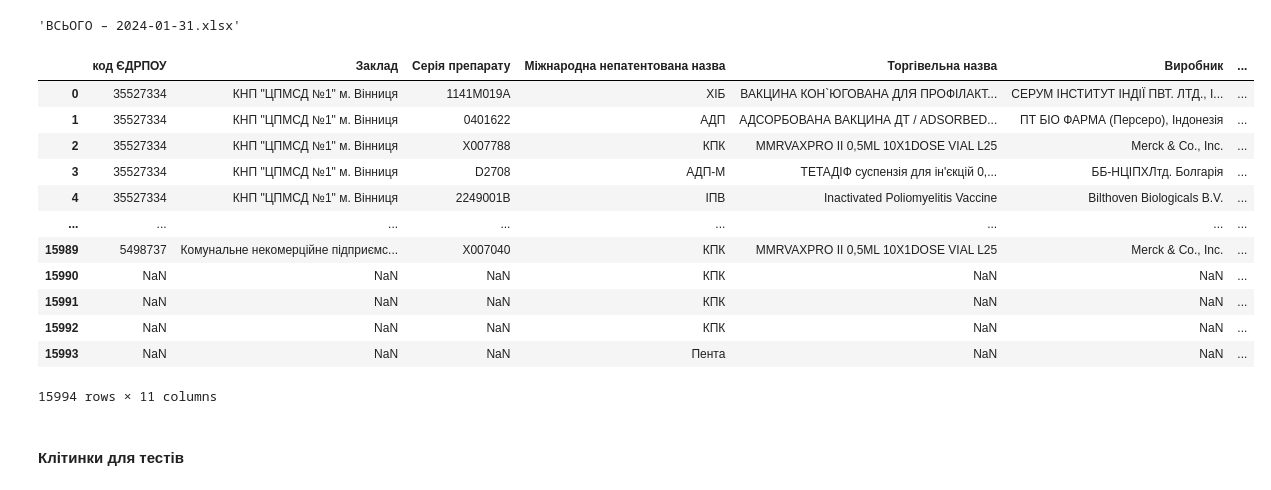
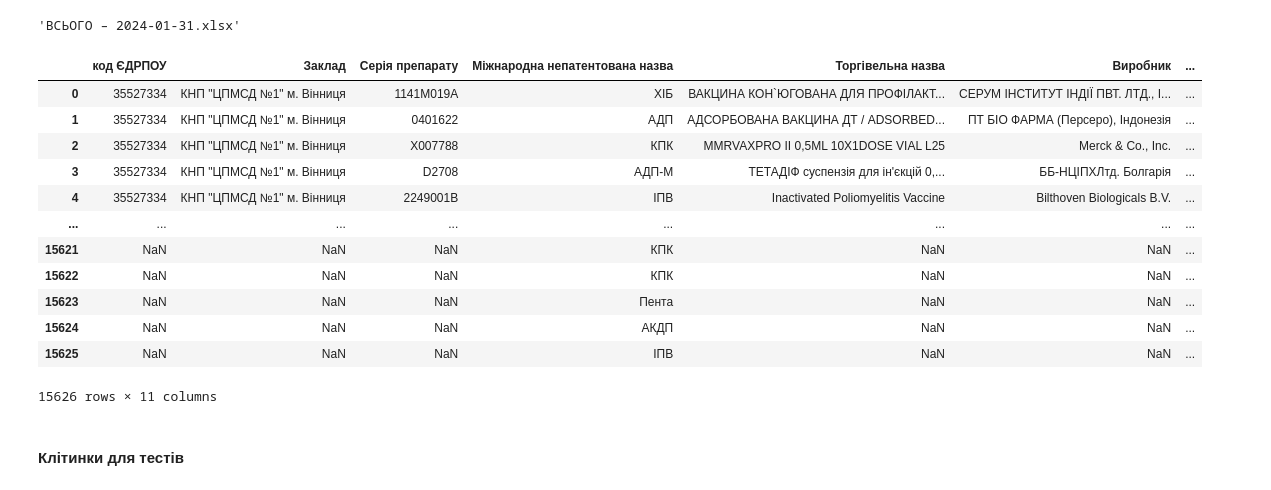
Before and after one commit to NonPersistentMind/VacPlanner, a Jupyter notebook: main.ipynb, the cells around one changed output. Cells and saved outputs as stored; diff of their text form; code cells hidden in the pictures.

```diff
--- a/main.ipynb
+++ b/main.ipynb
@@ -100,43 +100,44 @@ df['Регіон'] = df['Регіон'].replace('чЕРНІГІВСЬКА ОБЛ
 vaccines = sorted(df['Міжнародна непатентована назва'].dropna().unique())
 
 df['Міжнародна непатентована назва'] = df['Міжнародна непатентована назва'].replace(vaccine_shorts)
+df = df[~df['Міжнародна непатентована назва'].isin(['Правець', 'ДПКГП', 'ГепВ-Дор'])]
 
 df['Термін придатності'] = pd.to_datetime(df['Термін придатності']).dt.date
 df['дата оновлення'] = pd.to_datetime(df['дата оновлення']).dt.date
 
 df = df[df['Термін придатності'] >= df['дата оновлення']]
 
-df = df[~df['Міжнародна непатентована назва'].isin(['Правець', 'ДПКГП'])]
 
+# Remove any data reporting vaccine with expiration date older than the newest report date (to simplify the analysis)
 REPORT_DATE = df['дата оновлення'].max()
 timed_outs = df[(REPORT_DATE - df['дата оновлення']) > dt.timedelta(days=7)]
 df[df['Термін придатності'] < REPORT_DATE]
 
 # Add national leftovers data
 national_leftovers_df = pd.read_excel(DATA_FOLDER/'Auxillary'/'Залишки нацрівня.xlsx')
 national_leftovers_df.rename(columns={'Вакцина': 'Міжнародна непатентована назва', 'Залишок': 'Кількість доз'}, inplace=True)
 national_leftovers_df['Регіон'] = 'Україна'
 national_leftovers_df['Термін придатності'] = national_leftovers_df['Термін придатності'].dt.date
 df = pd.concat([df, national_leftovers_df], ignore_index=True)
 
 # Create a set of different diseases we have vaccines for
 # diseases_set = set(disease_vaccine_dict.keys())
 
 df
 # %% [output]
 |  | код ЄДРПОУ | Заклад | Серія препарату | Міжнародна непатентована назва | Торгівельна назва | Виробник | ... |
 | 0 | 35527334 | КНП "ЦПМСД №1" м. Вінниця | 1141M019A | ХІБ | ВАКЦИНА КОН`ЮГОВАНА ДЛЯ ПРОФІЛАКТ... | СЕРУМ ІНСТИТУТ ІНДІЇ ПВТ. ЛТД., І... | ... |
 | 1 | 35527334 | КНП "ЦПМСД №1" м. Вінниця | 0401622 | АДП | АДСОРБОВАНА ВАКЦИНА ДТ / ADSORBED... | ПТ БІО ФАРМА (Персеро), Індонезія | ... |
 | 2 | 35527334 | КНП "ЦПМСД №1" м. Вінниця | X007788 | КПК | MMRVAXPRO II 0,5ML 10X1DOSE VIAL L25 | Merck & Co., Inc. | ... |
 | 3 | 35527334 | КНП "ЦПМСД №1" м. Вінниця | D2708 | АДП-М | ТЕТАДІФ суспензія для ін'єкцій 0,... | ББ-НЦІПХЛтд. Болгарія | ... |
 | 4 | 35527334 | КНП "ЦПМСД №1" м. Вінниця | 2249001B | ІПВ | Inactivated Poliomyelitis Vaccine | Bilthoven Biologicals B.V. | ... |
 | ... | ... | ... | ... | ... | ... | ... | ... |
-| 15989 | 5498737 | Комунальне некомерційне підприємс... | X007040 | КПК | MMRVAXPRO II 0,5ML 10X1DOSE VIAL L25 | Merck & Co., Inc. | ... |
-| 15990 | NaN | NaN | NaN | КПК | NaN | NaN | ... |
-| 15991 | NaN | NaN | NaN | КПК | NaN | NaN | ... |
-| 15992 | NaN | NaN | NaN | КПК | NaN | NaN | ... |
-| 15993 | NaN | NaN | NaN | Пента | NaN | NaN | ... |
+| 15621 | NaN | NaN | NaN | КПК | NaN | NaN | ... |
+| 15622 | NaN | NaN | NaN | КПК | NaN | NaN | ... |
+| 15623 | NaN | NaN | NaN | Пента | NaN | NaN | ... |
+| 15624 | NaN | NaN | NaN | АКДП | NaN | NaN | ... |
+| 15625 | NaN | NaN | NaN | ІПВ | NaN | NaN | ... |
-15994 rows × 11 columns
+15626 rows × 11 columns
 # %% [markdown]
 #### Клітинки для тестів
 # %%
```
Also changed, not shown: parts of 17 cells of this notebook, 11 other files.
